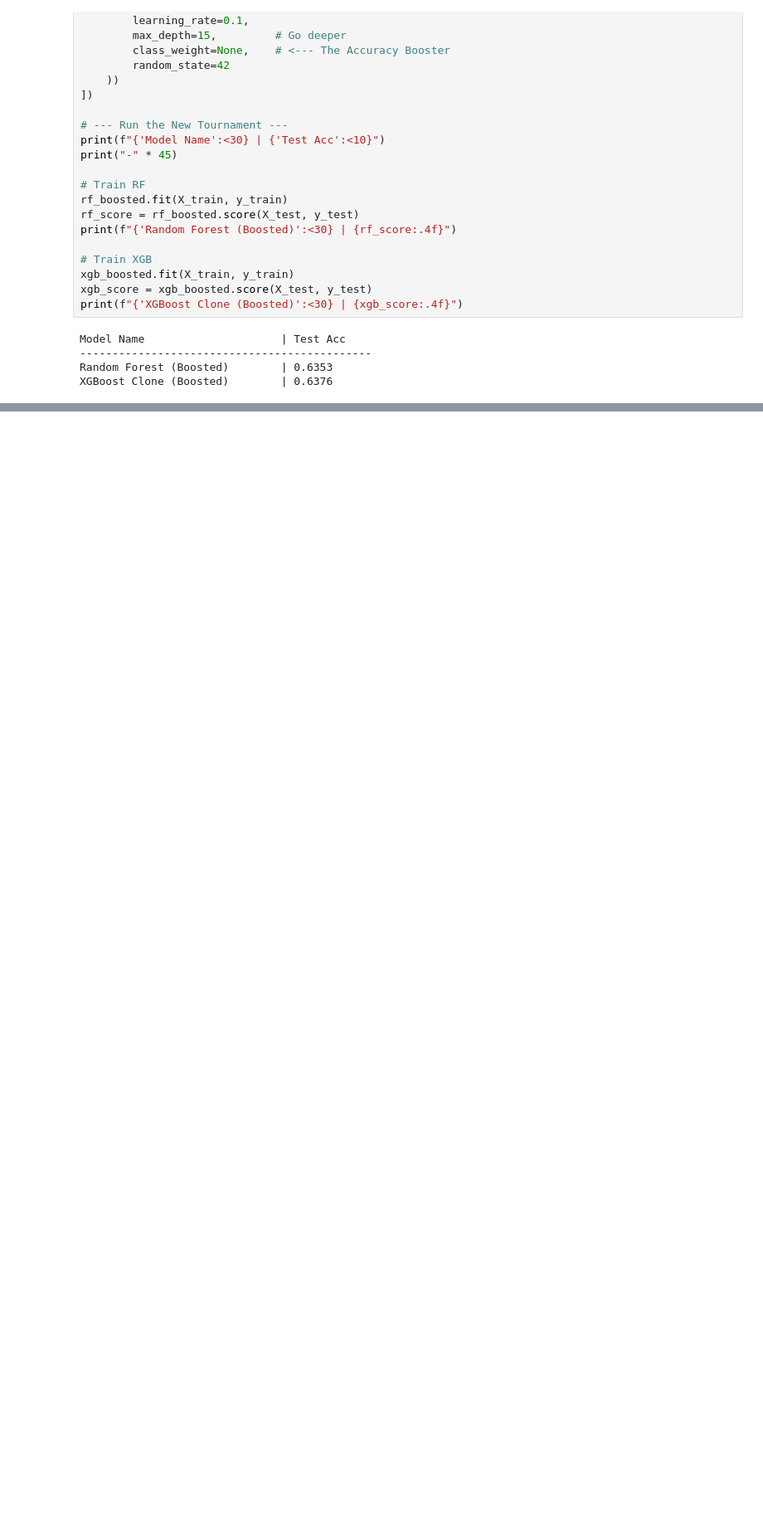
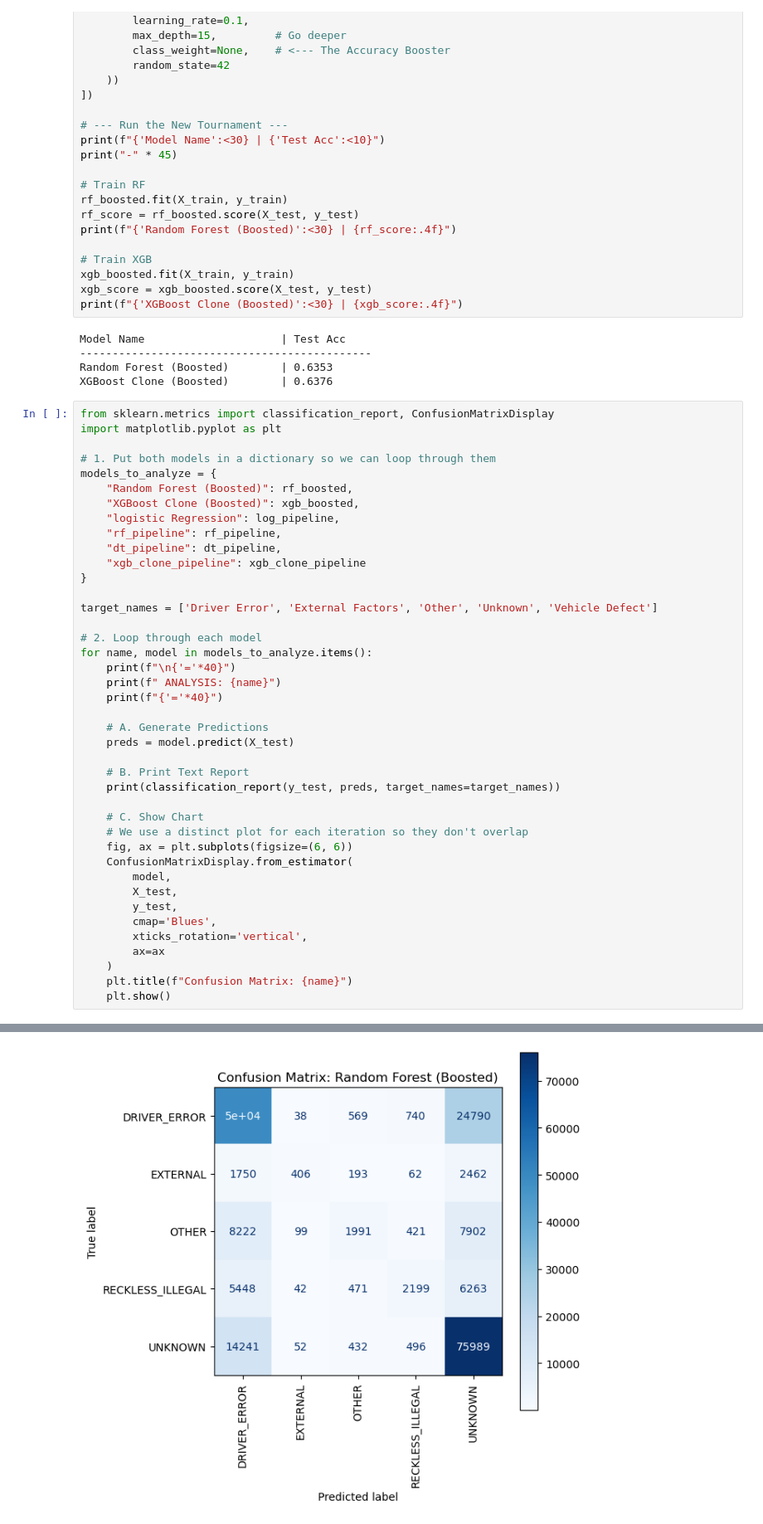
Before and after one commit to hellenmureithi/Phase_4_project, a Jupyter notebook: Notebooks/bridgit.ipynb, the cells around one changed output, grey strips where cells are left out. Shown at 83% size. Cells and saved outputs as stored; diff of their text form; blank space fills up the shorter version.

Commit message:
generated reports and confusion matrix

```diff
--- a/Notebooks/bridgit.ipynb
+++ b/Notebooks/bridgit.ipynb
@@ -443,3 +443,45 @@ Model Name                     | Test Acc
 ---------------------------------------------
 Random Forest (Boosted)        | 0.6353
 XGBoost Clone (Boosted)        | 0.6376
+# %%
+from sklearn.metrics import classification_report, ConfusionMatrixDisplay
+import matplotlib.pyplot as plt
+
+# 1. Put both models in a dictionary so we can loop through them
+models_to_analyze = {
+    "Random Forest (Boosted)": rf_boosted,
+    "XGBoost Clone (Boosted)": xgb_boosted,
+    "logistic Regression": log_pipeline,
+    "rf_pipeline": rf_pipeline,
+    "dt_pipeline": dt_pipeline,
+    "xgb_clone_pipeline": xgb_clone_pipeline
+}
+
+target_names = ['Driver Error', 'External Factors', 'Other', 'Unknown', 'Vehicle Defect']
+
+# 2. Loop through each model
+for name, model in models_to_analyze.items():
+    print(f"\n{'='*40}")
+    print(f" ANALYSIS: {name}")
+    print(f"{'='*40}")
+
+    # A. Generate Predictions
+    preds = model.predict(X_test)
+
+    # B. Print Text Report
+    print(classification_report(y_test, preds, target_names=target_names))
+
+    # C. Show Chart
+    # We use a distinct plot for each iteration so they don't overlap
+    fig, ax = plt.subplots(figsize=(6, 6))
+    ConfusionMatrixDisplay.from_estimator(
+        model,
+        X_test,
+        y_test,
+        cmap='Blues',
+        xticks_rotation='vertical',
+        ax=ax
+    )
+    plt.title(f"Confusion Matrix: {name}")
+    plt.show()
+# %% [output]
@@ -445,0 +502 @@ XGBoost Clone (Boosted)        | 0.6376
+[figure, added]
```
Also changed, not shown: parts of 1 cell of this notebook.
